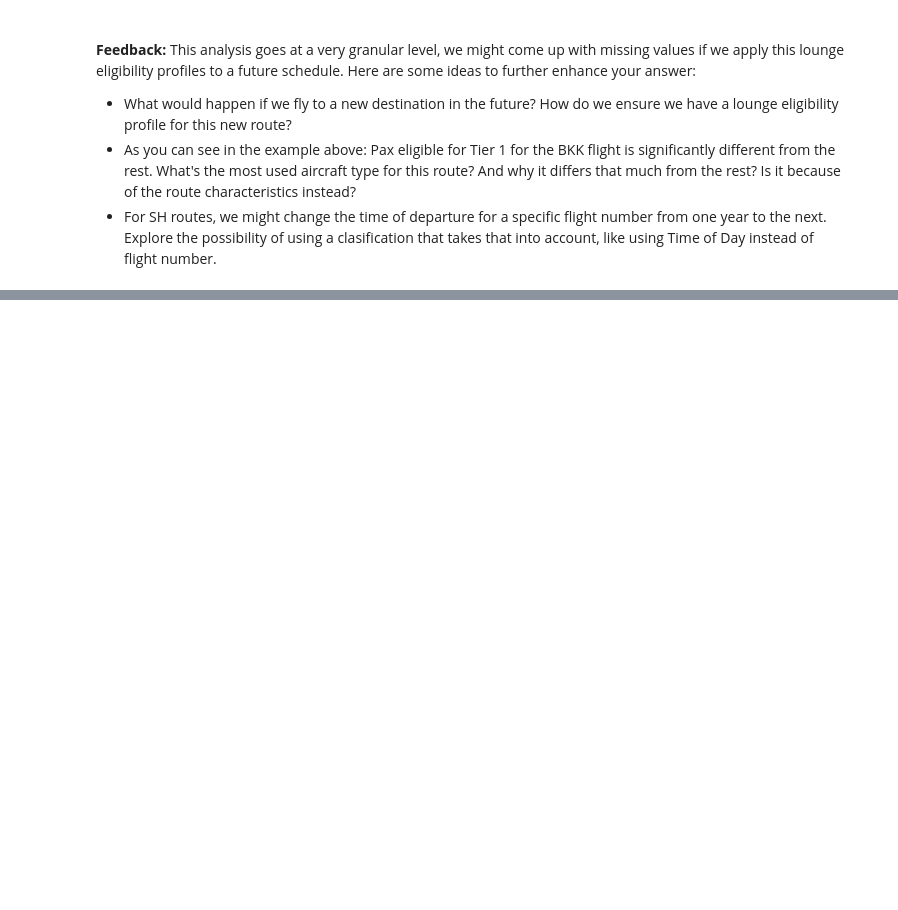
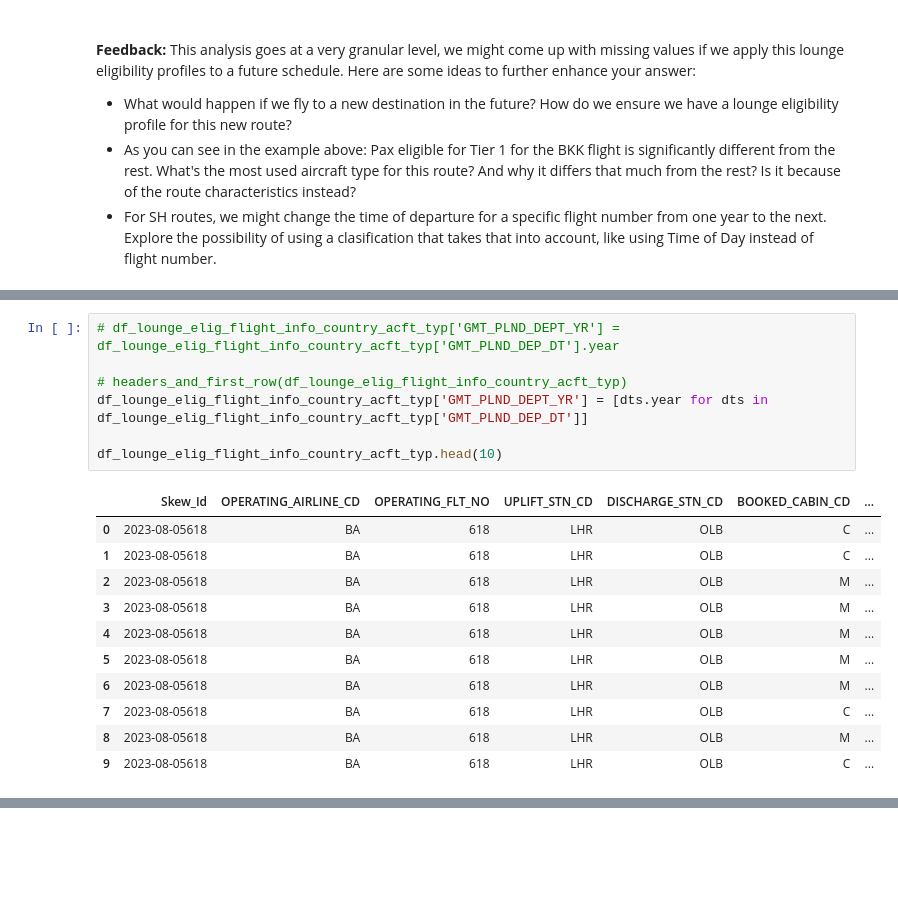
Before and after one commit to IanMaHKG-BA/Hackathon_Team_1, a Jupyter notebook: lounges_gold_standard_Ian.ipynb, the cells around one changed output, grey strips where cells are left out. Drawn from its saved outputs; the diff is of its cells as text; blank space fills up the shorter version.

```diff
--- a/lounges_gold_standard_Ian.ipynb
+++ b/lounges_gold_standard_Ian.ipynb
@@ -794,0 +819,19 @@ df_groupby_flt_no.head(4)
+# %%
+# df_lounge_elig_flight_info_country_acft_typ['GMT_PLND_DEPT_YR'] = df_lounge_elig_flight_info_country_acft_typ['GMT_PLND_DEP_DT'].year
+
+# headers_and_first_row(df_lounge_elig_flight_info_country_acft_typ)
+df_lounge_elig_flight_info_country_acft_typ['GMT_PLND_DEPT_YR'] = [dts.year for dts in df_lounge_elig_flight_info_country_acft_typ['GMT_PLND_DEP_DT']]
+
+df_lounge_elig_flight_info_country_acft_typ.head(10)
+# %% [output]
+|  | Skew_Id | OPERATING_AIRLINE_CD | OPERATING_FLT_NO | UPLIFT_STN_CD | DISCHARGE_STN_CD | BOOKED_CABIN_CD | ... |
+| 0 | 2023-08-05618 | BA | 618 | LHR | OLB | C | ... |
+| 1 | 2023-08-05618 | BA | 618 | LHR | OLB | C | ... |
+| 2 | 2023-08-05618 | BA | 618 | LHR | OLB | M | ... |
+| 3 | 2023-08-05618 | BA | 618 | LHR | OLB | M | ... |
+| 4 | 2023-08-05618 | BA | 618 | LHR | OLB | M | ... |
+| 5 | 2023-08-05618 | BA | 618 | LHR | OLB | M | ... |
+| 6 | 2023-08-05618 | BA | 618 | LHR | OLB | M | ... |
+| 7 | 2023-08-05618 | BA | 618 | LHR | OLB | C | ... |
+| 8 | 2023-08-05618 | BA | 618 | LHR | OLB | M | ... |
+| 9 | 2023-08-05618 | BA | 618 | LHR | OLB | C | ... |
```
Also changed, not shown: parts of 13 cells of this notebook.
